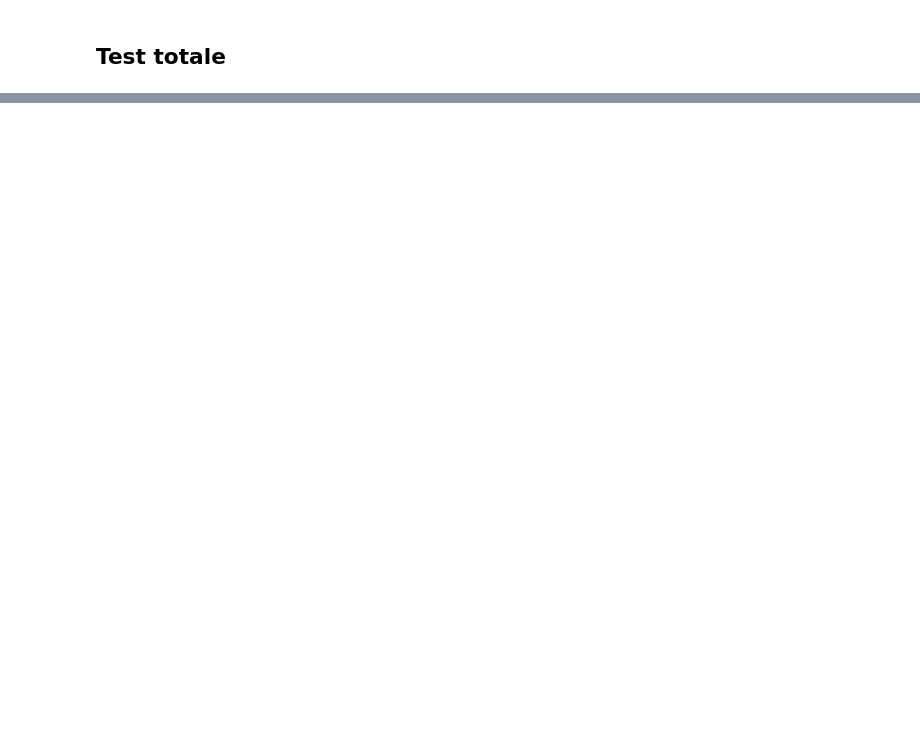
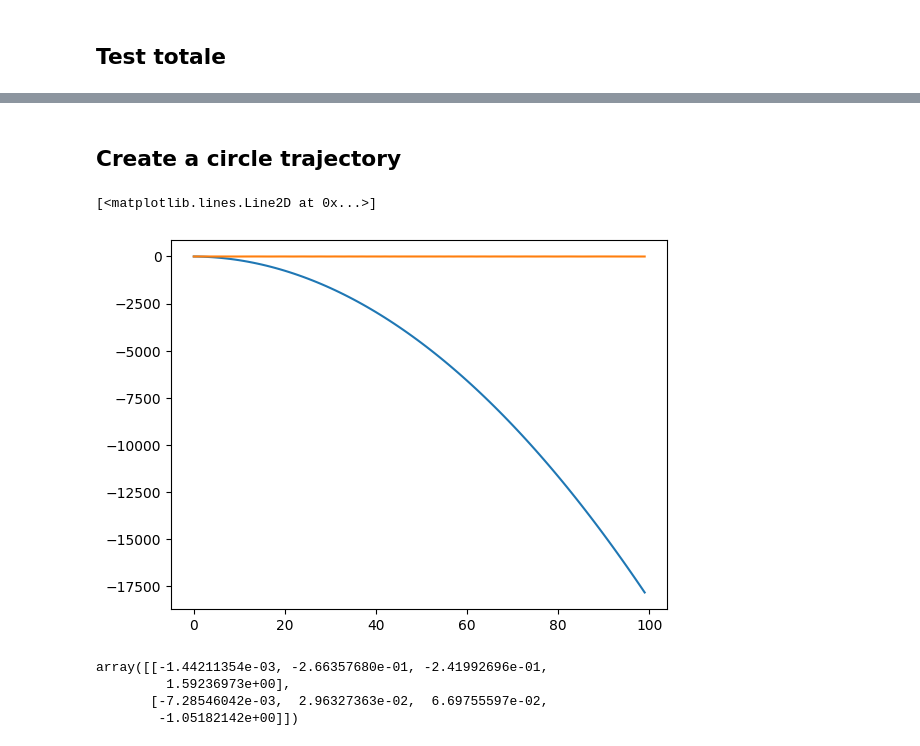
Before and after one commit to Arthasee/cRAMPC, a Jupyter notebook: cRAMPC/test.ipynb, the cells around one changed output, grey strips where cells are left out. Drawn from its saved outputs; the diff is of its cells as text; code cells hidden in the pictures; blank space fills up the shorter version.

```diff
--- a/cRAMPC/test.ipynb
+++ b/cRAMPC/test.ipynb
@@ -142,0 +182,33 @@ RuntimeError: *Error: Numerical inconsistency is found.  Use the GMP exact arith
+# %% [markdown]
+## Create a circle trajectory
+# %%
+import numpy as np
+from matplotlib import pyplot as plt
+
+delta_theta = [0]
+speed_x = [0]
+
+for i in range(1, 100):
+    delta_theta.append(delta_theta[-1] - 2*np.pi*i/100)
+    speed_x.append(np.cos(delta_theta[-1]))
+
+# Export to csv file
+import pandas as pd
+df = pd.DataFrame({'delta_theta': delta_theta, 'speed_x': speed_x})
+df.to_csv('trajectory_circle.csv', index=False)
+
+plt.plot(np.rad2deg(delta_theta))
+plt.plot(speed_x)
+# %% [output]
+[<matplotlib.lines.Line2D at 0x...>]
+[figure, added]
+# %%
+import numpy as np
+npzread = np.load('/home/stream/Personals/Fabio/ros2_ws/src/cRAMPC/config/system_matrices.npz')
+A, B = npzread['arr_0'], npzread['arr_1']
+A
+# %% [output]
+array([[-1.44211354e-03, -2.66357680e-01, -2.41992696e-01,
+         1.59236973e+00],
+       [-7.28546042e-03,  2.96327363e-02,  6.69755597e-02,
+        -1.05182142e+00]])
```
Also changed, not shown: parts of 4 cells of this notebook, 17 other files.
